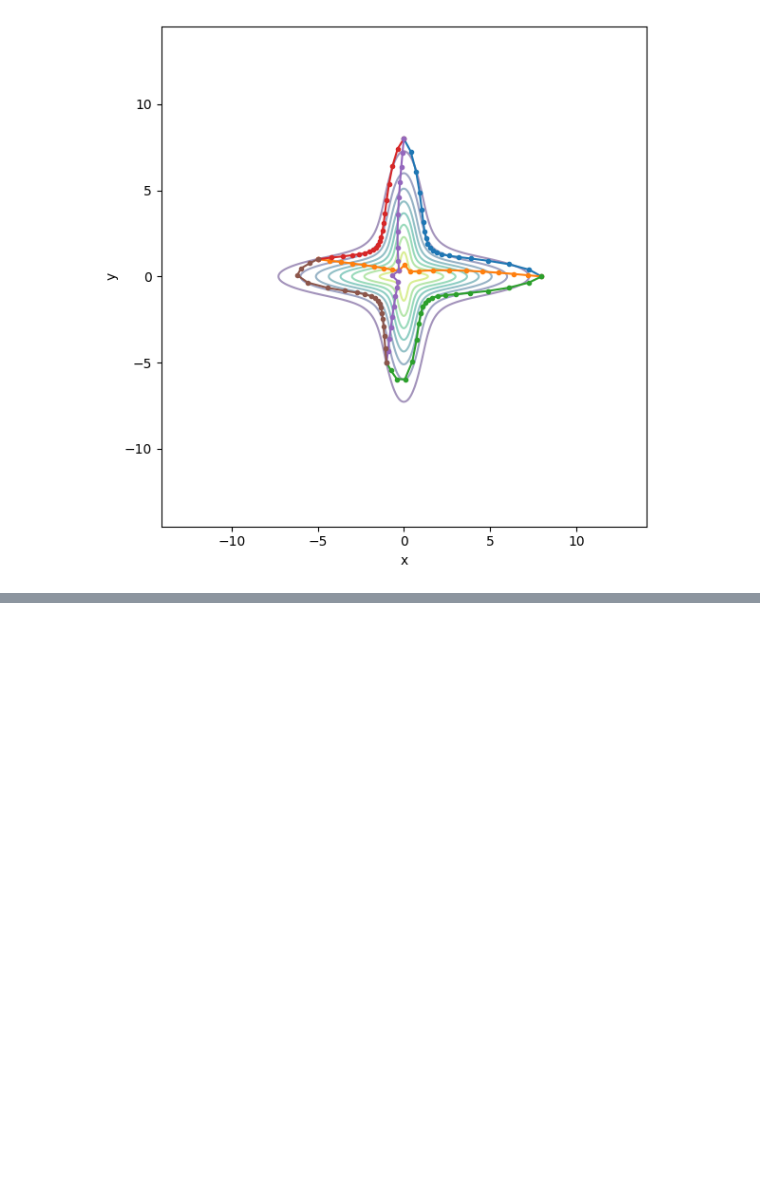
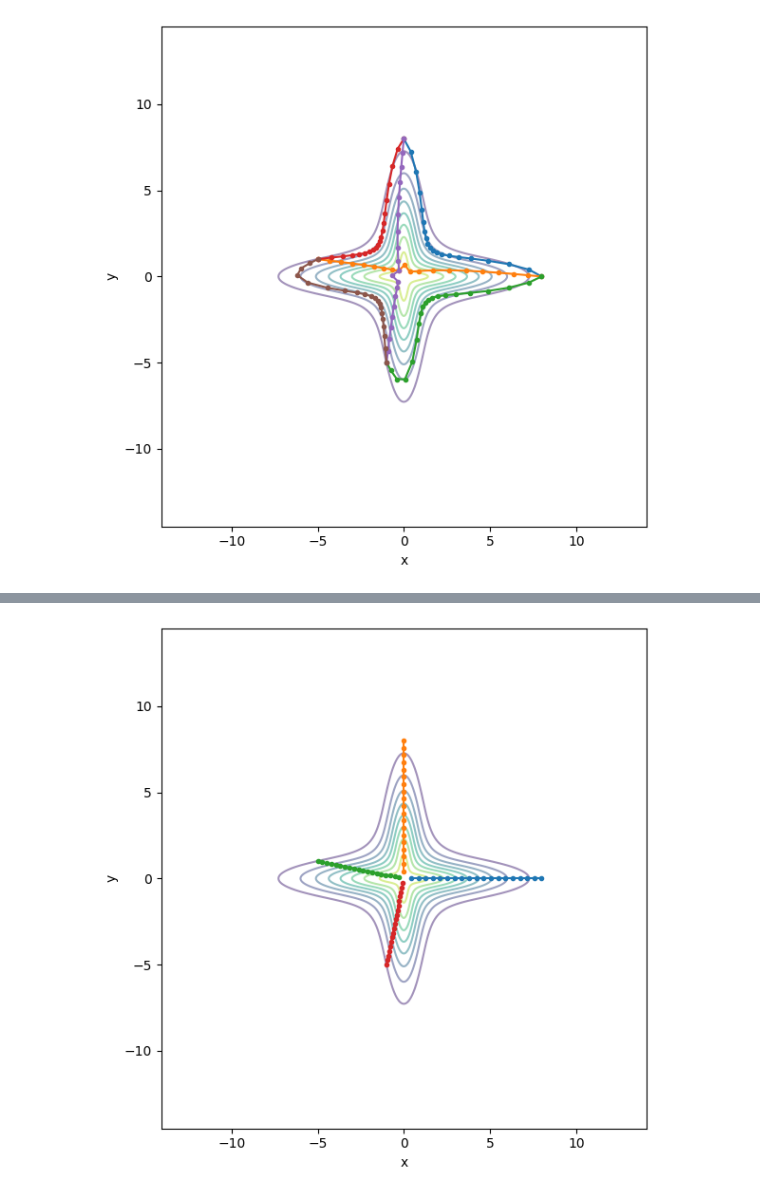
Before and after one commit to wdiepeveen/Riemannian-Archetypal-Analysis, a Jupyter notebook: bimodal_rho_test.ipynb, the cells around one changed output, grey strips where cells are left out. Cells and saved outputs as stored; diff of their text form; code cells hidden in the pictures; blank space fills up the shorter version.

```diff
--- a/bimodal_rho_test.ipynb
+++ b/bimodal_rho_test.ipynb
@@ -134,0 +138,17 @@ plt.show()
+# %%
+# geodesics from the origin now
+origin = torch.tensor([[0.0, 0.0]])
+geodesics_from_origin = manifold.geodesic(origin[None], x[None], torch.linspace(0,1,20))
+
+# plot geodesics from origin
+plt.figure(figsize=(6,6))
+plt.contour(X.numpy(), Y.numpy(), log_probs.numpy(), levels=10, cmap='viridis', alpha=0.5)
+for i in range(geodesics_from_origin.shape[2]):
+    plt.plot(geodesics_from_origin[0, 0, i, :, 0].numpy(), geodesics_from_origin[0, 0, i, :, 1].numpy(), marker='.')
+plt.xlabel('x')
+plt.ylabel('y')
+plt.axis('equal')
+plt.tight_layout()
+plt.show()
+# %% [output]
+[figure, added]
```
Also changed, not shown: parts of 8 cells of this notebook, 8 other files.
